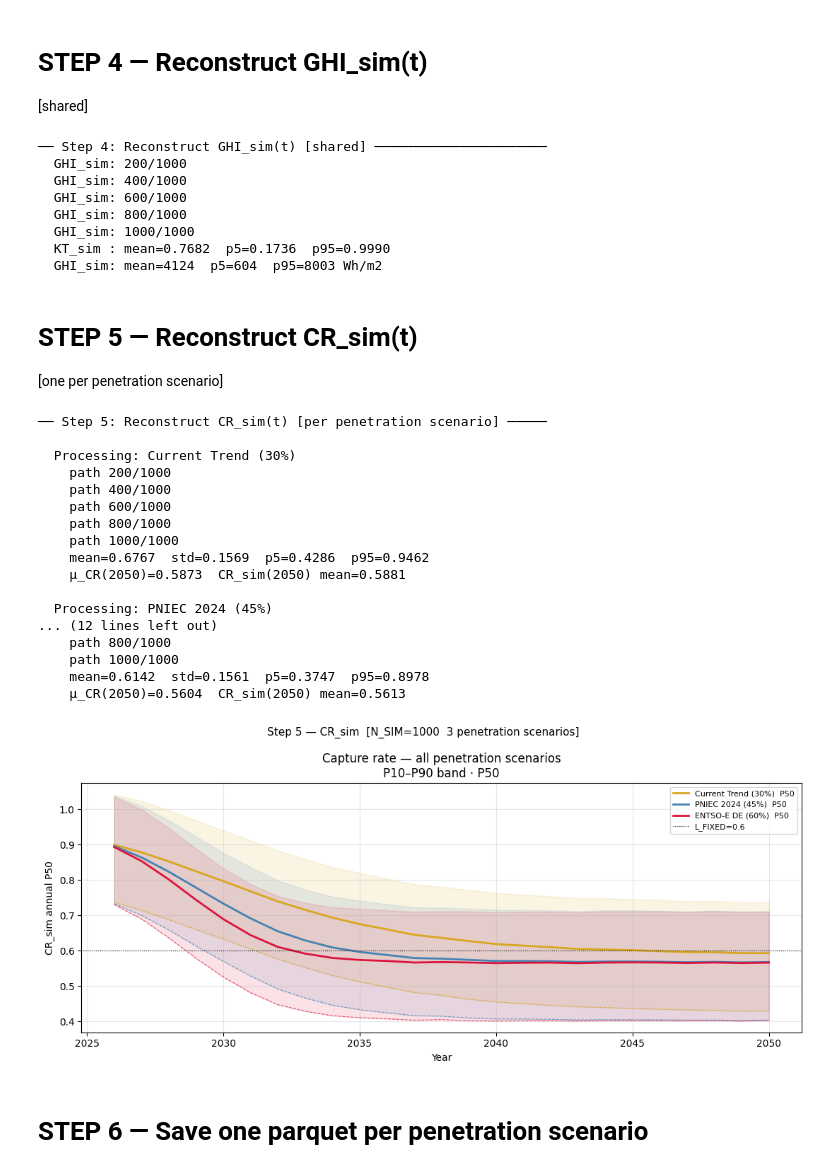
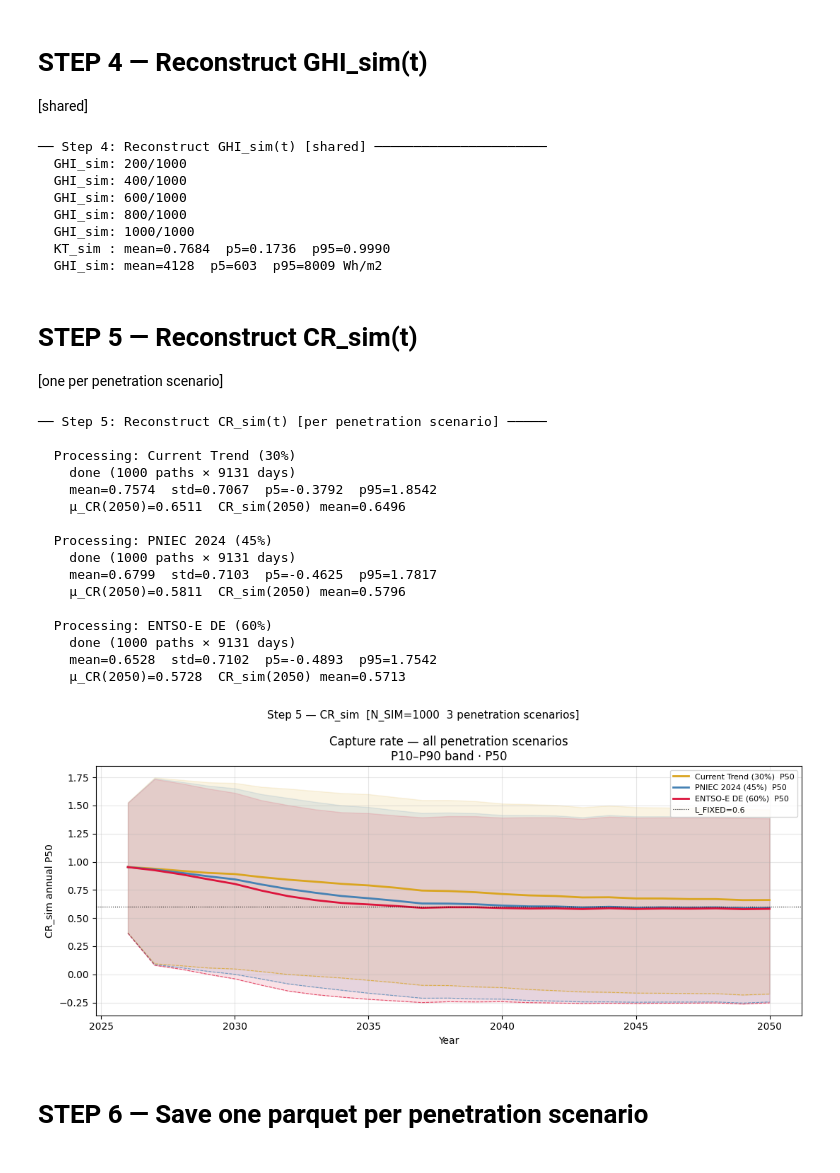
Before and after one commit to lucasmonero/Greenfin_Thesis, a Jupyter notebook: Code/Simulation/Variables reconstruction - multi-scenario.ipynb, the cells around one changed output. Saved outputs shown, nothing was run; the diff lists cells and outputs as text; code cells hidden in the pictures.

```diff
--- a/Code/Simulation/Variables reconstruction - multi-scenario.ipynb
+++ b/Code/Simulation/Variables reconstruction - multi-scenario.ipynb
@@ -271,7 +292,7 @@ print(f"\n  Loaded {len(PEN_SCENARIOS)} penetration scenarios  "
 # %%
 # ── 2.3 clear-sky GHI by day-of-year ─────────────────────────────────────────
 ghi_cs_col = None
-for c in ["GHI_cs_sum", "ghi_cs_sum", "GHI_clearsky"]:
+for c in ["GHI_cs", "GHI_cs_sum", "ghi_cs_sum", "GHI_clearsky"]:
     if c in df_solar_hist.columns:
         ghi_cs_col = c
         break
@@ -344,8 +370,7 @@ print(f"\n  KT Y_bar_sim : [{Y_bar_sim.min():.3f}, {Y_bar_sim.max():.3f}]")
 # Precomputed outside the simulation loop for efficiency.
 
 t_year_arr    = df_cal["t_year"].values
-sat_arr       = df_cal["is_saturday"].values.astype(float)
-sun_arr       = df_cal["is_sunday"].values.astype(float)
+weekend_arr   = (df_cal["weekday"].values >= 5).astype(float)
 
 # Fourier matrix — shared across all scenarios
 X_fourier_sim = np.column_stack([np.ones(N_DAYS)] + [
@@ -365,8 +390,7 @@ for scen_key, pen_arr in pen_arrays.items():
         fourier_component
         + beta_log * logistic_cr(pen_arr, k_fit, pen0_fit,
                                   L_FIXED_cr, U_FIXED_cr)
-        + beta_sat * sat_arr
-        + beta_sun * sun_arr
+        + beta_weekend * weekend_arr
     )
 
 print(f"\n  μ_CR precomputed for {len(mu_CR_scenarios)} scenarios:")
@@ -387,7 +411,11 @@ for scen_key, mu_arr in mu_CR_scenarios.items():
 # %%
-# CR: last 7 observed CR_resid
-cr_init = df_cr_hist["CR_resid"].dropna().values[-N_AR_LAGS:]
-print(f"\n  CR init      : {cr_init}")
+# CR: SARIMA+GARCH state (oldest-first)
+cr_resid_init = df_cr_hist["CR_resid"].dropna().values[-8:]   # [t-8..t-1]
+u_s_init      = df_cr_hist["u_s"].dropna().values[-7:]         # [t-7..t-1]
+sigma2_init   = float(df_cr_hist["sigma_t"].dropna().values[-1] ** 2)
+print(f"\n  CR resid init: {cr_resid_init}")
+print(f"  CR u_s init  : {u_s_init}")
+print(f"  CR sigma2 0  : {sigma2_init:.6f}")
 
 # KT: last 2 Ỹ_t values and last ε for MA(1)
 ytilde_col = next((c for c in ["Y_tilde", "Ytilde"]
@@ -414,5 +442,5 @@ print(f"\n── Step 2 complete ───────────────
 print(f"  Calendar     : {N_DAYS} days")
 print(f"  Pen scenarios: {list(PEN_SCENARIOS.keys())}")
 print(f"  μ_CR arrays  : {len(mu_CR_scenarios)} precomputed")
-print(f"  State vectors: CR({N_AR_LAGS} lags), KT(2 lags), Temp(2 lags)")
+print(f"  State vectors: CR(SARIMA+GARCH), KT(2 lags), Temp(2 lags)")
 # %% [output]
@@ -557,8 +588,8 @@ print(f"  GHI_sim: mean={GHI_flat.mean():.0f}  "
   GHI_sim: 600/1000
   GHI_sim: 800/1000
   GHI_sim: 1000/1000
-  KT_sim : mean=0.7682  p5=0.1736  p95=0.9990
-  GHI_sim: mean=4124  p5=604  p95=8003 Wh/m2
+  KT_sim : mean=0.7684  p5=0.1736  p95=0.9990
+  GHI_sim: mean=4128  p5=603  p95=8009 Wh/m2
 # %% [markdown]
 # STEP 5 — Reconstruct CR_sim(t)
 
@@ -578,15 +609,24 @@ for scen_key, mu_CR_arr in mu_CR_scenarios.items():
     label = PEN_LABELS[scen_key]
     print(f"\n  Processing: {label}")
     CR_sim_scen = np.zeros((N_SIM, N_DAYS))
-    for sim_id in range(N_SIM):
-        cr_resid_state = cr_init.copy()
-        for t in range(N_DAYS):
-            ar_term    = np.sum(phi * cr_resid_state)
-            cr_resid_t = ar_term + eps_cr_raw[sim_id, t]
-            CR_sim_scen[sim_id, t] = mu_CR_arr[t] + cr_resid_t
-            cr_resid_state = np.concatenate([[cr_resid_t], cr_resid_state[:-1]])
-        if (sim_id + 1) % 200 == 0:
-            print(f"    path {sim_id+1}/{N_SIM}")
+    # Vectorised over all N_SIM paths simultaneously
+    cr_buf   = np.tile(cr_resid_init, (N_SIM, 1))  # (N_SIM, 8)
+    u_buf    = np.tile(u_s_init,      (N_SIM, 1))  # (N_SIM, 7)
+    sig2_vec = np.full(N_SIM, sigma2_init)
+    for t in range(N_DAYS):
+        sig2_t = (omega_g / 1e4) + alpha_g * u_buf[:, -1]**2 + beta_g * sig2_vec
+        sig2_t = np.minimum(sig2_t, 0.25)  # cap at sigma=0.5 to prevent GARCH explosion
+        u_t    = eps_cr_raw[:, t] * np.sqrt(sig2_t)
+        cr_t   = (  phi_s   * cr_buf[:, -1]
+                  + Phi_s   * cr_buf[:, -7]
+                  - phi_s * Phi_s * cr_buf[:, -8]
+                  + theta_q * u_buf[:, -7]
+                  + u_t)
+        CR_sim_scen[:, t] = mu_CR_arr[t] + cr_t
+        cr_buf[:, :-1] = cr_buf[:, 1:]; cr_buf[:, -1] = cr_t
+        u_buf[:, :-1]  = u_buf[:, 1:];  u_buf[:, -1]  = u_t
+        sig2_vec = sig2_t
+    print(f"    done ({N_SIM} paths × {N_DAYS} days)")
     CR_sim_scenarios[scen_key] = CR_sim_scen
     CR_flat_s = CR_sim_scen.ravel()
     mu50      = float(mu_CR_arr[df_cal["year"] == 2050].mean())
@@ -595,46 +635,45 @@ for scen_key, mu_CR_arr in mu_CR_scenarios.items():
           f"p5={np.percentile(CR_flat_s,5):.4f}  p95={np.percentile(CR_flat_s,95):.4f}")
     print(f"    μ_CR(2050)={mu50:.4f}  CR_sim(2050) mean={cr50_mean:.4f}")
 
 # comparison plot
 fig, ax = plt.subplots(figsize=(11, 5))
 for scen_key, CR_sim_scen in CR_sim_scenarios.items():
     p10_yr = [np.percentile(CR_sim_scen[:, df_cal["year"].values==yr], 10)
                for yr in years_unique]
     p50_yr = [np.percentile(CR_sim_scen[:, df_cal["year"].values==yr], 50)
                for yr in years_unique]
     p90_yr = [np.percentile(CR_sim_scen[:, df_cal["year"].values==yr], 90)
                for yr in years_unique]
     color = colors_scen[scen_key]
     ax.fill_between(years_unique, p10_yr, p90_yr, alpha=0.12, color=color)
     ax.plot(years_unique, p50_yr, color=color, lw=2.0,
             label=f"{PEN_LABELS[scen_key]}  P50")
     ax.plot(years_unique, p10_yr, color=color, lw=0.8, ls="--", alpha=0.7)
 ax.axhline(L_FIXED, color="black", lw=0.8, ls=":", label=f"L_FIXED={L_FIXED}")
 ax.set_xlabel("Year"); ax.set_ylabel("CR_sim annual P50")
 ax.set_title("Capture rate — all penetration scenarios\nP10–P90 band · P50")
 ax.legend(fontsize=8); ax.grid(alpha=0.3)
 plt.suptitle(f"Step 5 — CR_sim  [N_SIM={N_SIM}  3 penetration scenarios]", fontsize=11)
 plt.tight_layout()
 plt.show()
 # %% [output]
 ── Step 5: Reconstruct CR_sim(t) [per penetration scenario] ─────
 
   Processing: Current Trend (30%)
-    path 200/1000
-    path 400/1000
-    path 600/1000
-    path 800/1000
-    path 1000/1000
-    mean=0.6767  std=0.1569  p5=0.4286  p95=0.9462
-    μ_CR(2050)=0.5873  CR_sim(2050) mean=0.5881
+    done (1000 paths × 9131 days)
+    mean=0.7574  std=0.7067  p5=-0.3792  p95=1.8542
+    μ_CR(2050)=0.6511  CR_sim(2050) mean=0.6496
 
   Processing: PNIEC 2024 (45%)
-... (12 lines left out)
-    path 800/1000
-    path 1000/1000
-    mean=0.6142  std=0.1561  p5=0.3747  p95=0.8978
-    μ_CR(2050)=0.5604  CR_sim(2050) mean=0.5613
+    done (1000 paths × 9131 days)
+    mean=0.6799  std=0.7103  p5=-0.4625  p95=1.7817
+    μ_CR(2050)=0.5811  CR_sim(2050) mean=0.5796
+
+  Processing: ENTSO-E DE (60%)
+    done (1000 paths × 9131 days)
+    mean=0.6528  std=0.7102  p5=-0.4893  p95=1.7542
+    μ_CR(2050)=0.5728  CR_sim(2050) mean=0.5713
-[figure, old version]
+[figure, new version]
 # %% [markdown]
 # STEP 6 — Save one parquet per penetration scenario
 # %%
```
Also changed, not shown: parts of 11 cells of this notebook, 14 other files.
